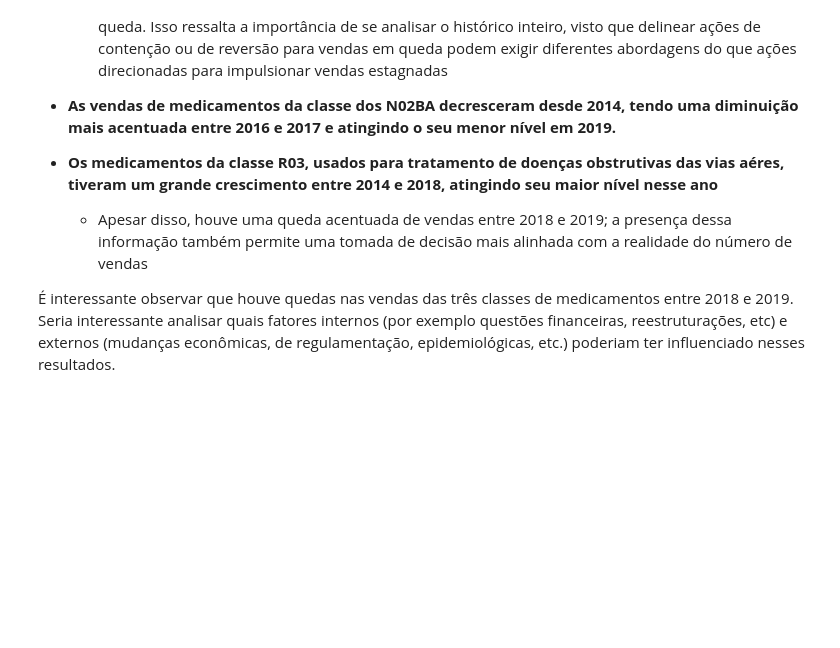
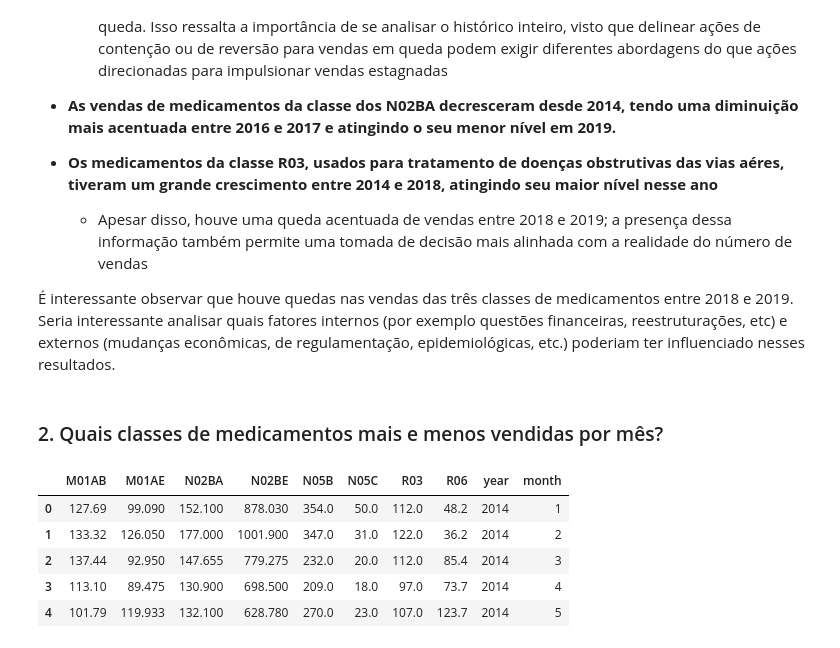
Before and after one commit to ailafelixa/EDA-Pharmaceutical-Sales, a Jupyter notebook: pharma-sales-analysis.ipynb, the cells around one changed output. Saved outputs shown, nothing was run; the diff lists cells and outputs as text; code cells hidden in the pictures; blank space fills up the shorter version.

Commit message:
Kaggle Notebook | pharma_sales_analysis | Version 6

```diff
--- a/pharma-sales-analysis.ipynb
+++ b/pharma-sales-analysis.ipynb
@@ -255,3 +255,19 @@ Text(0.05, 0.2, 'R03')
     * Apesar disso, houve uma queda acentuada de vendas entre 2018 e 2019; a presença dessa informação também permite uma tomada de decisão mais alinhada com a realidade do número de vendas
 
 É interessante observar que houve quedas nas vendas das três classes de medicamentos entre 2018 e 2019. Seria interessante analisar quais fatores internos (por exemplo questões financeiras, reestruturações, etc) e externos (mudanças econômicas, de regulamentação, epidemiológicas, etc.) poderiam ter influenciado nesses resultados.
+# %% [markdown]
+### 2. Quais classes de medicamentos mais e menos vendidas por mês? ##
+# %%
+#Para responder a essa pergunta vamos começar novamente tratando nossos dados para que fiquem da forma que precisamos
+df_2= pharma_sales_data.loc[:,:]
+df_2.loc[:,'year'] = df_2.datum.dt.year
+df_2.loc[:,'month'] = df_2.datum.dt.month
+df_2 = df_2.drop('datum', axis=1)
+df_2.head()
+# %% [output]
+|  | M01AB | M01AE | N02BA | N02BE | N05B | N05C | R03 | R06 | year | month |
+| 0 | 127.69 | 99.090 | 152.100 | 878.030 | 354.0 | 50.0 | 112.0 | 48.2 | 2014 | 1 |
+| 1 | 133.32 | 126.050 | 177.000 | 1001.900 | 347.0 | 31.0 | 122.0 | 36.2 | 2014 | 2 |
+| 2 | 137.44 | 92.950 | 147.655 | 779.275 | 232.0 | 20.0 | 112.0 | 85.4 | 2014 | 3 |
+| 3 | 113.10 | 89.475 | 130.900 | 698.500 | 209.0 | 18.0 | 97.0 | 73.7 | 2014 | 4 |
+| 4 | 101.79 | 119.933 | 132.100 | 628.780 | 270.0 | 23.0 | 107.0 | 123.7 | 2014 | 5 |
```
Also changed, not shown: parts of 1 cell of this notebook.
